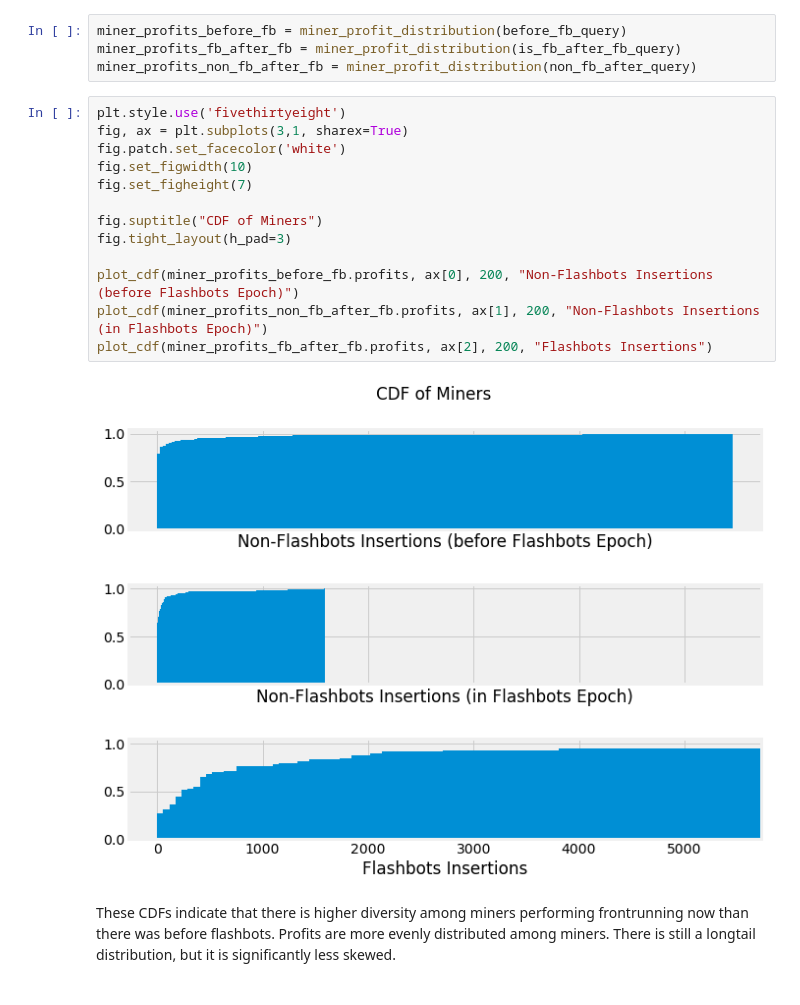
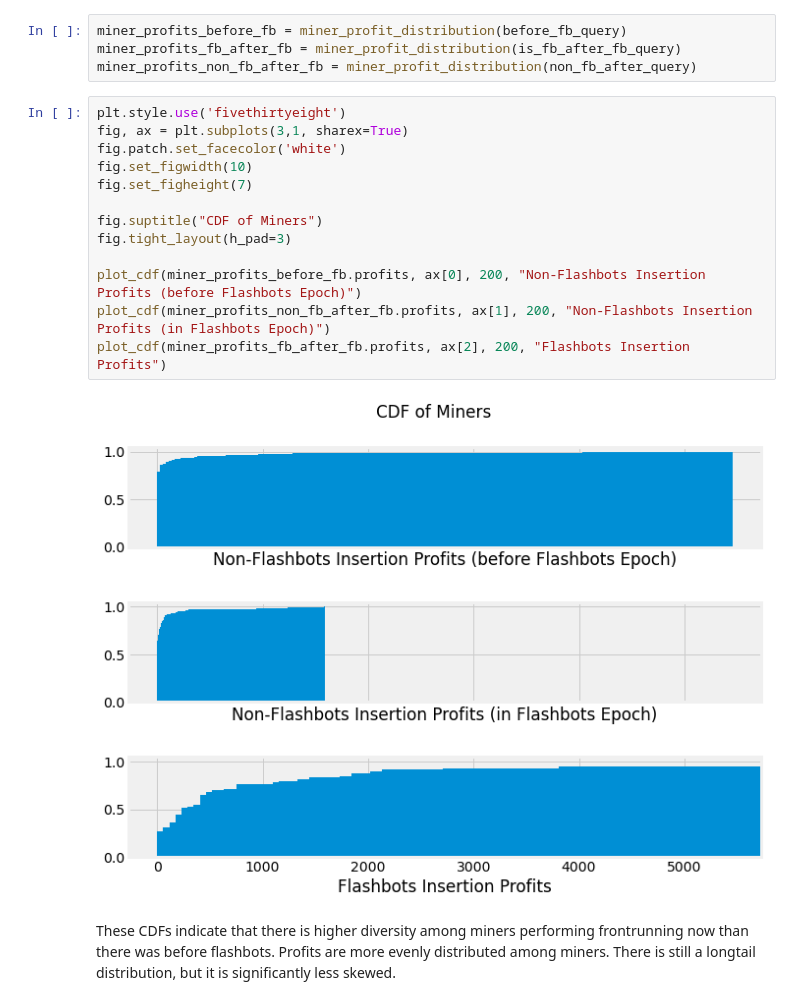
Before and after one commit to a-flashbot-in-the-pan/a-flashbot-in-the-pan, a Jupyter notebook: FlashbotsAnalysis.ipynb, the cells around one changed output. Drawn from its saved outputs; the diff is of its cells as text.

```diff
--- a/FlashbotsAnalysis.ipynb
+++ b/FlashbotsAnalysis.ipynb
@@ -698,17 +700,17 @@ miner_profits_non_fb_after_fb = miner_profit_distribution(non_fb_after_query)
 # %%
 plt.style.use('fivethirtyeight')
 fig, ax = plt.subplots(3,1, sharex=True)
 fig.patch.set_facecolor('white')
 fig.set_figwidth(10)
 fig.set_figheight(7)
 
 fig.suptitle("CDF of Miners")
 fig.tight_layout(h_pad=3)
 
-plot_cdf(miner_profits_before_fb.profits, ax[0], 200, "Non-Flashbots Insertions (before Flashbots Epoch)")
-plot_cdf(miner_profits_non_fb_after_fb.profits, ax[1], 200, "Non-Flashbots Insertions (in Flashbots Epoch)")
-plot_cdf(miner_profits_fb_after_fb.profits, ax[2], 200, "Flashbots Insertions")
+plot_cdf(miner_profits_before_fb.profits, ax[0], 200, "Non-Flashbots Insertion Profits (before Flashbots Epoch)")
+plot_cdf(miner_profits_non_fb_after_fb.profits, ax[1], 200, "Non-Flashbots Insertion Profits (in Flashbots Epoch)")
+plot_cdf(miner_profits_fb_after_fb.profits, ax[2], 200, "Flashbots Insertion Profits")
 # %% [output]
-[figure, old version]
+[figure, new version]
 # %% [markdown]
 These CDFs indicate that there is higher diversity among miners performing frontrunning now than there was before flashbots. Profits are more evenly distributed among miners. There is still a longtail distribution, but it is significantly less skewed.
```
Also changed, not shown: parts of 4 cells of this notebook.
